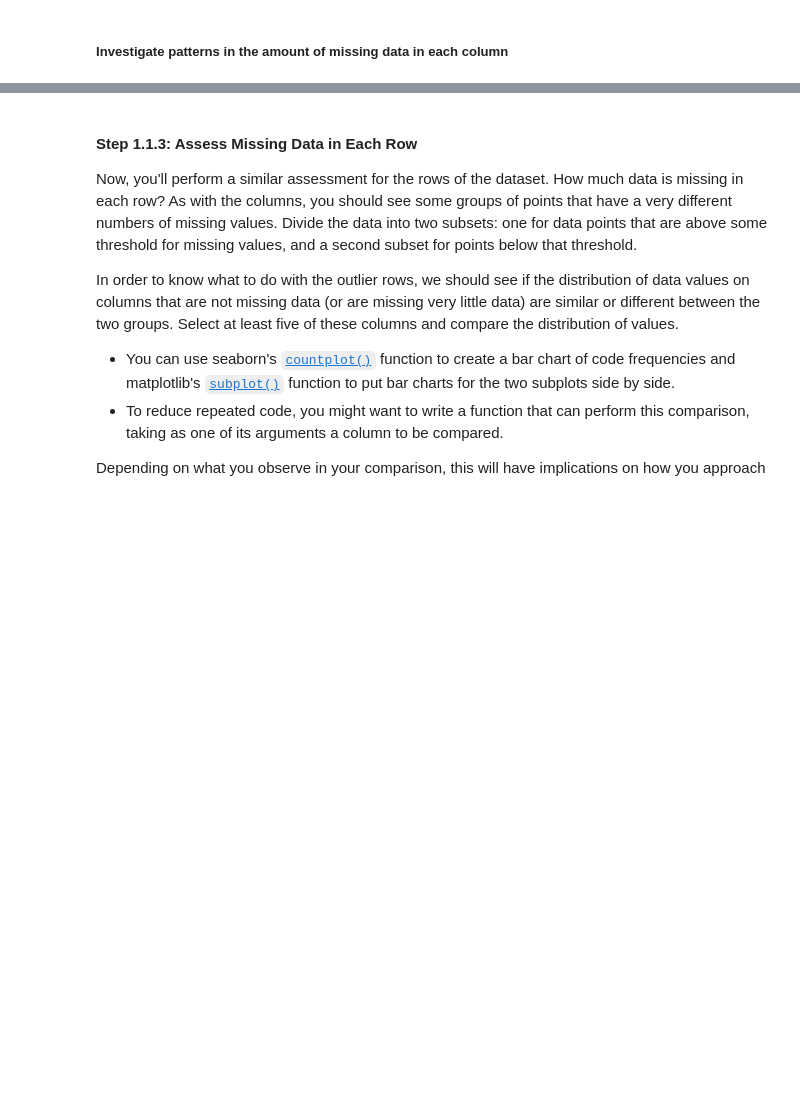
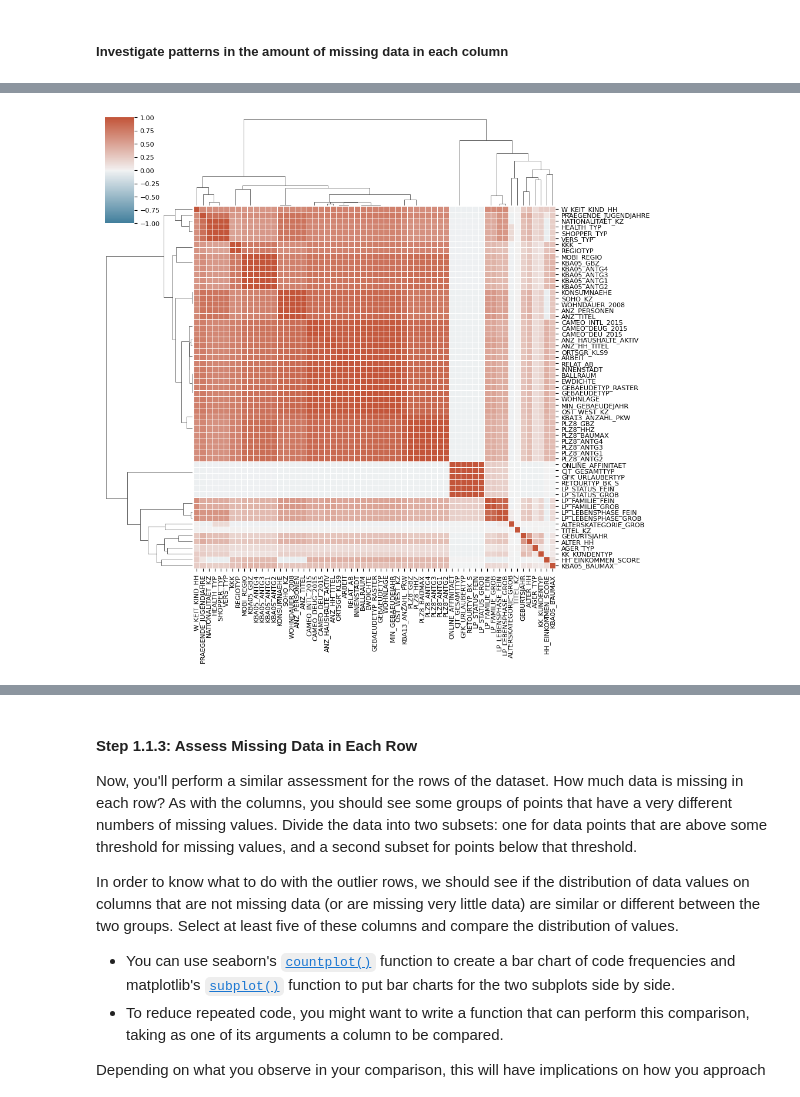
Before and after one commit to mrperkett/udacity-customer-segment-analysis, a Jupyter notebook: Identify_Customer_Segments.ipynb, the cells around one changed output, grey strips where cells are left out. Saved outputs shown, nothing was run; the diff lists cells and outputs as text; code cells hidden in the pictures; blank space fills up the shorter version.

```diff
--- a/Identify_Customer_Segments.ipynb
+++ b/Identify_Customer_Segments.ipynb
@@ -163,10 +272,10 @@ fig, ax = plot_correlation_heatmap(df_demographics_nans_added)
 # %%
-importlib.reload(plotting)
-from plotting import plot_correlation_clustermap
 # plot the correlation between missing/unknown data organized by hierarchical clustering to better understand trends
 fig, ax = plot_correlation_clustermap(df_demographics_nans_added)
 
 fig.savefig("output/clustermap-demographics_missing_or_unknown_values.png", dpi=300)
+# %% [output]
+[figure, added]
 # %%
 # Remove the outlier columns from the dataset. (You'll perform other data
 # engineering tasks such as re-encoding and imputation later.)
```
Also changed, not shown: parts of 59 cells of this notebook, 7 other files.
